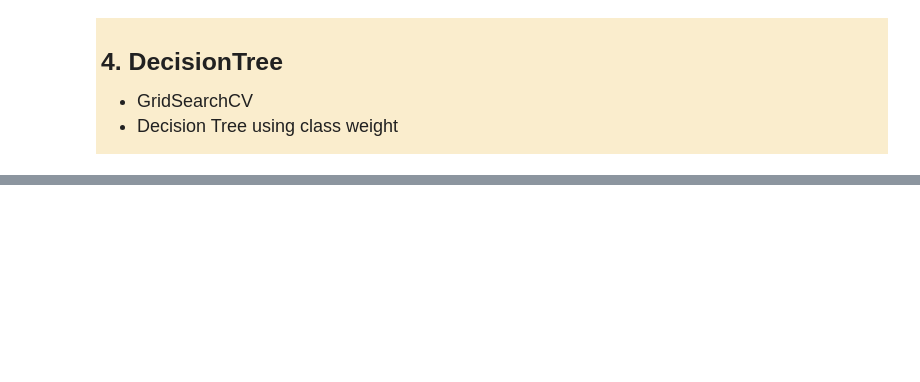
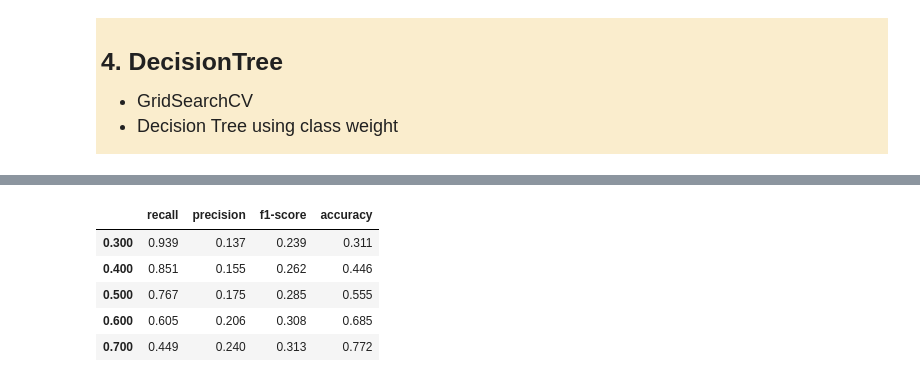
Before and after one commit to chintan17282/LoanGuard_AI, a Jupyter notebook: 07_DecisionTree-BalancedRandomForest.ipynb, the cells around one changed output, grey strips where cells are left out. Cells and saved outputs as stored; diff of their text form; code cells hidden in the pictures; blank space fills up the shorter version.

```diff
--- a/07_DecisionTree-BalancedRandomForest.ipynb
+++ b/07_DecisionTree-BalancedRandomForest.ipynb
@@ -301,0 +288,9 @@ plt.show()
+# %%
+pd.DataFrame({"recall": rs_list, "precision": ps_list, "f1-score": f1_list, "accuracy":ac_list}, index = np.arange(0.3,0.8,0.1))
+# %% [output]
+|  | recall | precision | f1-score | accuracy |
+| 0.300 | 0.939 | 0.137 | 0.239 | 0.311 |
+| 0.400 | 0.851 | 0.155 | 0.262 | 0.446 |
+| 0.500 | 0.767 | 0.175 | 0.285 | 0.555 |
+| 0.600 | 0.605 | 0.206 | 0.308 | 0.685 |
+| 0.700 | 0.449 | 0.240 | 0.313 | 0.772 |
```
Also changed, not shown: parts of 20 cells of this notebook, 50 other files.
